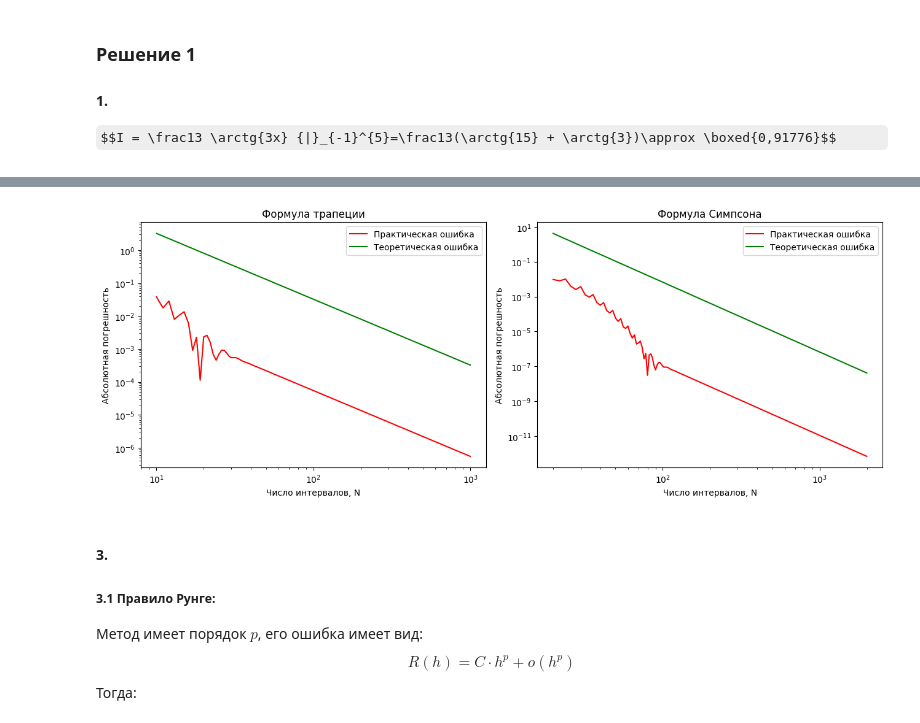
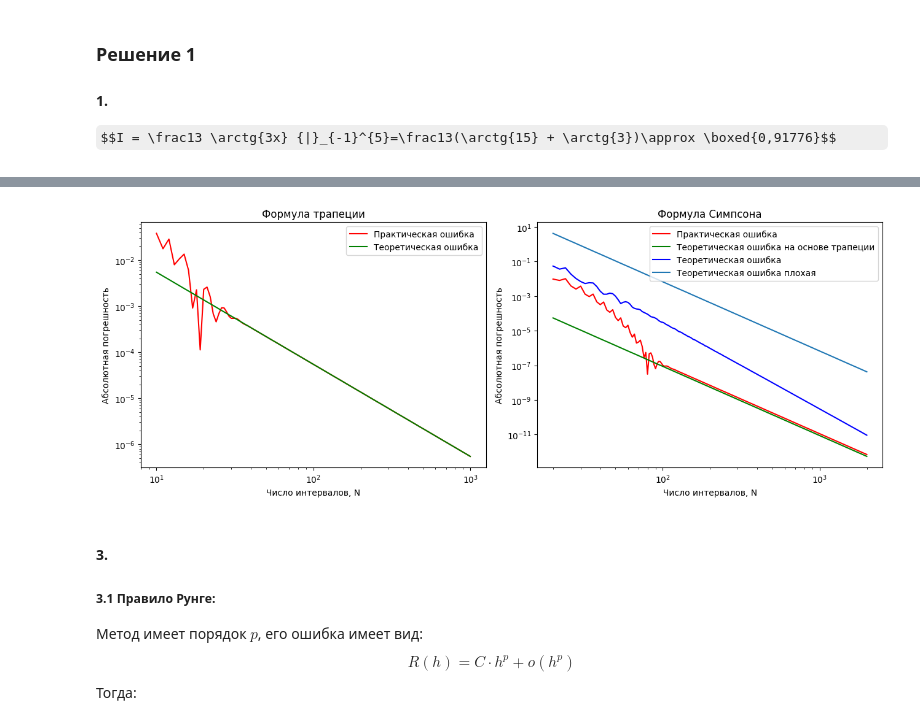
Before and after one commit to Frog6616261/numerecal_methods, a Jupyter notebook: 6__Integrations_methods/complited_task.ipynb, the cells around one changed output, grey strips where cells are left out. Cells and saved outputs as stored; diff of their text form; code cells hidden in the pictures; some formulas as TeX source.

```diff
--- a/6__Integrations_methods/complited_task.ipynb
+++ b/6__Integrations_methods/complited_task.ipynb
@@ -56,10 +78,14 @@ $$f^{(4)}=\frac{23328x^2}{(1+9x^2)^3}+18(1-9x^2)(\frac{1944x^2}{(1+9x^2)^4}-\fra
 Вычислительная погрешность $\sim \epsilon N$
 # %%
 I = (np.arctan(15)+np.arctan(3))/3
+a, b = -1, 5
 
 
 def f(x):
     return 1/(1+9*x*x)
+
+def f_d4(x):
+    return 1944*(405*np.power(x,4) - 90*np.power(x,2) + 1) / (59049*np.power(x,10) + 32805*np.power(x,8) + 7290*np.power(x,6) + 810*np.power(x,4) + 45*np.power(x,2) + 1)
 
 
 def get_I_by_trapez(f, N, a=-1, b=5):
@@ -68,7 +94,7 @@ def get_I_by_trapez(f, N, a=-1, b=5):
     return h*(0.5*f(a) + np.sum(f0)+ 0.5*f(b))
 
 def get_teor_err_trapez(N):
-    return 324/np.power(N,2)
+    return 0.54528/np.power(N,2)
 
 
 def get_I_by_simps(f, N, a=-1, b=5):
@@ -76,44 +102,76 @@ def get_I_by_simps(f, N, a=-1, b=5):
     f0 = [f(a + n*h) for n in range(1, N)]
     return (h/3)*(f(a) + 4*np.sum(f0[0::2]) + 2*np.sum(f0[1::2]) + f(b))
 
-def get_teor_err_simons(N):
+def get_teor_err_simons_by_trapez_err(N):
+    return 0.54528/np.power(N,4) #41990/np.power(N,4)
+
+def get_bad_teor_err_simons(N):
     return 41990/np.power(N,4)
 
+def get_teor_err_simons(N, a, b, f):
+    n = 10
+
+    maxs_for_N = []
+    errs = np.empty(N.shape)
+
+    h = (b - a) / N
+    maxima = np.empty(N)
+
+    for i in range(N):
+        left = a + i * h
+        right = left + h
+
+        x = np.linspace(left, right, n)
+        y = f(x)
+
+        maxima[i] = np.max(y)
+
+    maxs_for_N.append(maxima)
+
+    errs = (1/180)*(np.power(h, 5)/np.power(2, 4))*np.sum(maxs_for_N)
+
+    return errs
 
 Ns = np.arange(10, 1000)
 errs_tr = np.empty(Ns.shape)
 errs_tr_teor = np.empty(Ns.shape)
 
 errs_s = np.empty(Ns.shape)
+errs_s_teor_by_trapes = np.empty(Ns.shape)
 errs_s_teor = np.empty(Ns.shape)
+errs_s_teor_bad = np.empty(Ns.shape)
 
 
 for i in range(Ns.shape[0]):
     errs_tr[i] = lf.get_abs_err(get_I_by_trapez(f, Ns[i]), I)
     errs_tr_teor[i] = get_teor_err_trapez(Ns[i])
 
     errs_s[i] = lf.get_abs_err(get_I_by_simps(f, 2 * Ns[i]), I)
-    errs_s_teor[i] = get_teor_err_simons(Ns[i])
+    errs_s_teor_by_trapes[i] = get_teor_err_simons_by_trapez_err(Ns[i])
+    errs_s_teor[i] = get_teor_err_simons(Ns[i], a, b, f_d4)
+    errs_s_teor_bad[i] = get_bad_teor_err_simons(Ns[i])
 
 
 fig, ax = plt.subplots(1, 2, figsize=(13, 5))
 ax[0].loglog(Ns, errs_tr, 'r', label='Практическая ошибка')
 ax[0].loglog(Ns, errs_tr_teor, 'g', label='Теоретическая ошибка')
 ax[0].set_xlabel('Число интервалов, N')
 ax[0].set_ylabel('Абсолютная погрешность')
 ax[0].set_title('Формула трапеции')
 ax[0].legend()
 
 ax[1].loglog(Ns*2, errs_s, 'r', label='Практическая ошибка')
-ax[1].loglog(Ns*2, errs_s_teor, 'g', label='Теоретическая ошибка')
+ax[1].loglog(Ns*2, errs_s_teor_by_trapes, 'g', label='Теоретическая ошибка на основе трапеции')
+ax[1].loglog(Ns*2, errs_s_teor, 'b', label='Теоретическая ошибка')
+ax[1].loglog(Ns*2, errs_s_teor_bad, label='Теоретическая ошибка плохая')
 ax[1].set_xlabel('Число интервалов, N')
 ax[1].set_ylabel('Абсолютная погрешность')
 ax[1].set_title('Формула Симпсона')
 ax[1].legend()
 
 fig.tight_layout()
 # %% [output]
-[figure, old version]
+[figure, new version]
 # %% [markdown]
 #### 3.
 ##### 3.1 Правило Рунге:
```
Also changed, not shown: parts of 17 cells of this notebook, 3 other files.
